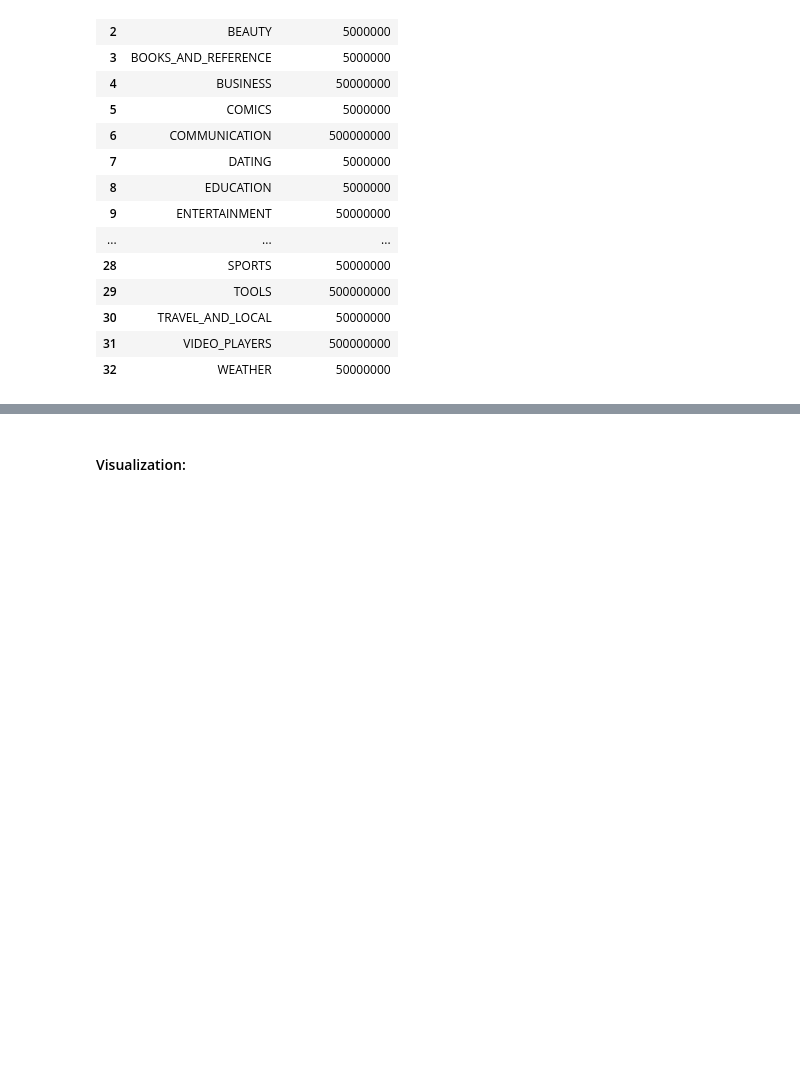
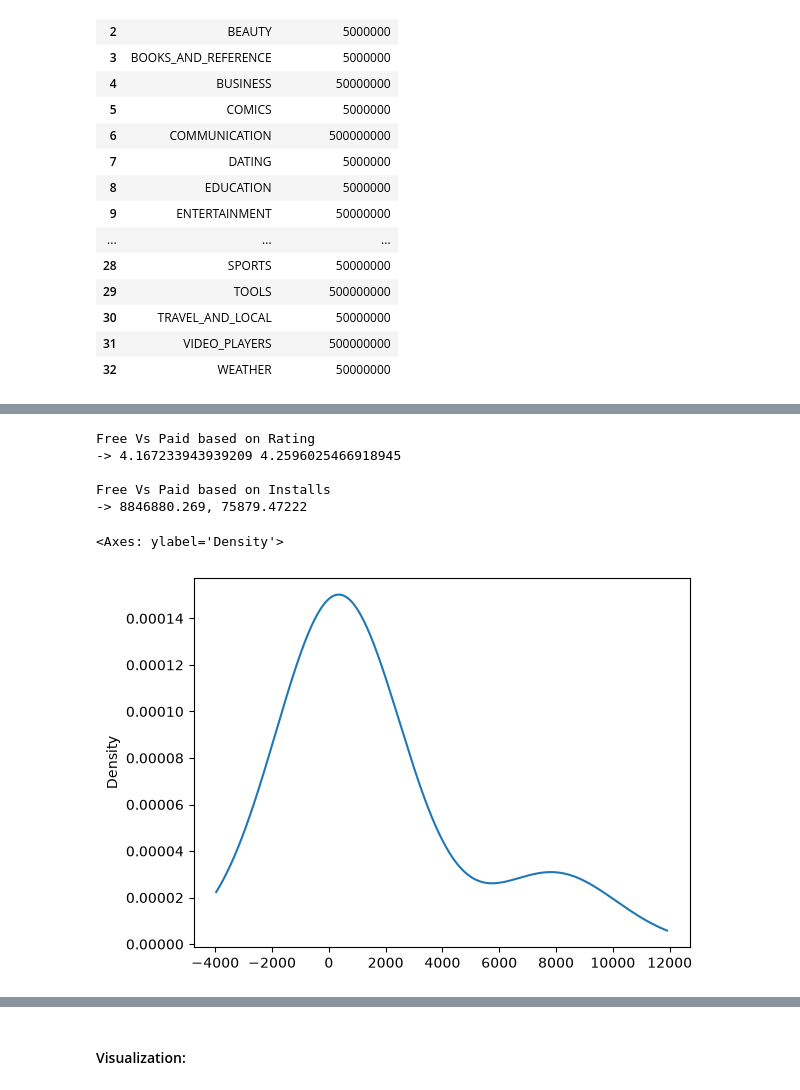
Before and after one commit to GauravSoni24/Portfolio_Apps_2026_27, a Jupyter notebook: analysis_102.ipynb, the cells around one changed output, grey strips where cells are left out. Cells and saved outputs as stored; diff of their text form; code cells hidden in the pictures; blank space fills up the shorter version.

```diff
--- a/analysis_102.ipynb
+++ b/analysis_102.ipynb
@@ -467,6 +464,8 @@ df.groupby(['Category'])['Rating'].mean().sort_values(ascending=False).reset_ind
 | 32 | DATING | 3.970149 |
 # %%
 # 10:
+df.reset_index(inplace=True)
+
 df.groupby('Category')['Installs'].max().reset_index(name='Maximum_Installs').sort_values(by=['Category', 'Maximum_Installs'], ascending=[True, False])
 # %% [output]
 |  | Category | Maximum_Installs |
@@ -507,0 +505,25 @@ df[df.App == 'Solitaire']
+# %%
+# 12 :
+
+# App type comparison based on average rating:
+print("Free Vs Paid based on Rating\n->",
+      df[df.Type == 'Free']['Rating'].mean().__float__(), df[df.Type == 'Paid']['Rating'].mean().__float__())
+
+# Note: Paid apps has more avrage rating than Free ones.
+
+# App type comparison based on Installs:
+print("\nFree Vs Paid based on Installs\n->",
+f"{df[df.Type == 'Free']['Installs'].astype(int).mean():.10}, {df[df.Type == 'Paid']['Installs'].astype(int).mean():.10}")
+# %% [output]
+Free Vs Paid based on Rating
+-> 4.167233943939209 4.2596025466918945
+
+Free Vs Paid based on Installs
+-> 8846880.269, 75879.47222
+# %%
+# 13:
+import matplotlib.pyplot as plt
+df['Content Rating'].value_counts().plot(kind='kde')
+# %% [output]
+<Axes: ylabel='Density'>
+[figure, added]
```
Also changed, not shown: parts of 7 cells of this notebook.
